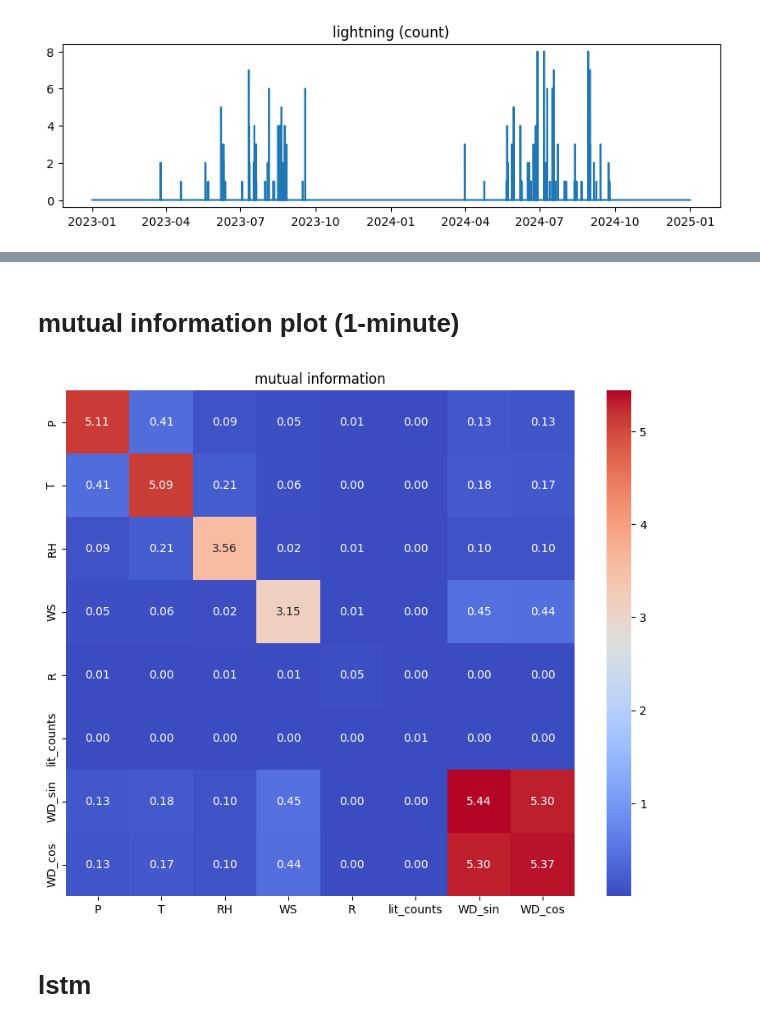
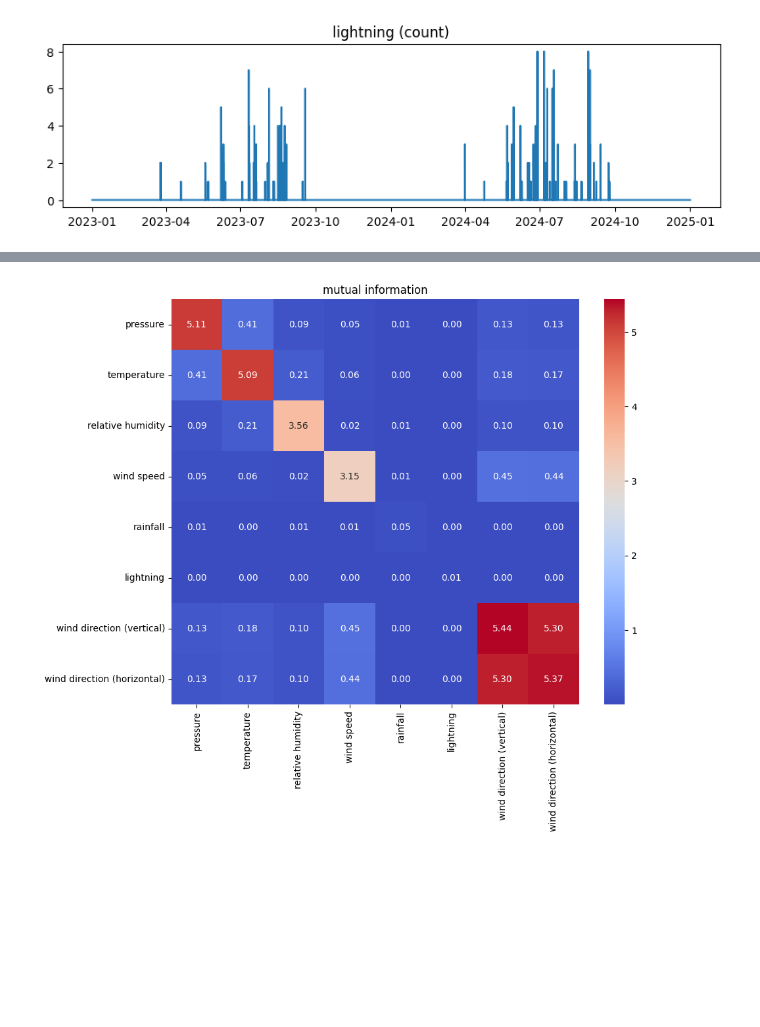
Before and after one commit to weyltensor007/ncu-env-data-science, a Jupyter notebook: final_project.ipynb, the cells around one changed output, grey strips where cells are left out. Cells and saved outputs as stored; diff of their text form; code cells hidden in the pictures; blank space fills up the shorter version.

```diff
--- a/final_project.ipynb
+++ b/final_project.ipynb
@@ -149,6 +251,5 @@ plt.show()
-# %% [markdown]
-# mutual information plot (1-minute)
 # %%
+# mutual information
 import pandas as pd
 import numpy as np
 from sklearn.metrics import mutual_info_score
@@ -158,33 +259,32 @@ warnings.filterwarnings("ignore")
 df = pd.read_csv("training_df.csv")
 df = df.replace("/",np.nan)
 df["P"] = df["P"].astype("float").interpolate()
 df["T"] = df["T"].astype("float").interpolate()
 df["RH"] = df["RH"].astype("float").interpolate()
 df["WS"] = df["WS"].astype("float").interpolate()
 df["WD"][df["WD"].astype("float") > 360] = np.nan
 df["WD"] = df["WD"].astype("float")
 df["WD_sin"] = np.sin(df["WD"]*np.pi/180)
 df["WD_cos"] = np.cos(df["WD"]*np.pi/180)
 df["WD_sin"] = df["WD_sin"].astype("float").interpolate()
 df["WD_cos"] = df["WD_cos"].astype("float").interpolate()
 df["R"] = df["R"].astype("float").interpolate()
 df["timestamp"] = pd.to_datetime(df["timestamp"])
 df = df.set_index("timestamp")
 df = df.drop(columns=["WD"])
+df = df.rename(columns={"P":"pressure","T":"temperature","RH":"relative humidity","WS":"wind speed","R":"rainfall","lit_counts":"lightning","WD_sin":"wind direction (vertical)","WD_cos":"wind direction (horizontal)"})
 def pairwise_mi(x,y):
     c_matrix = pd.crosstab(x,y)
     return mutual_info_score(None,None,contingency=c_matrix)
 cols = df.columns
 mi_matrix = pd.DataFrame(index=cols,columns=cols)
 for col1 in cols:
     for col2 in cols:
         mi_matrix.loc[col1,col2] = pairwise_mi(df[col1],df[col2])
 mi_matrix = mi_matrix.astype(float)
 plt.figure(figsize=(10,8))
 sns.heatmap(mi_matrix,annot=True,cmap="coolwarm",fmt=".2f")
 plt.title("mutual information")
 plt.show()
 # %% [output]
-[figure, old version]
+[figure, new version]
-# %% [markdown]
-# lstm
```
Also changed, not shown: parts of 12 cells of this notebook.
